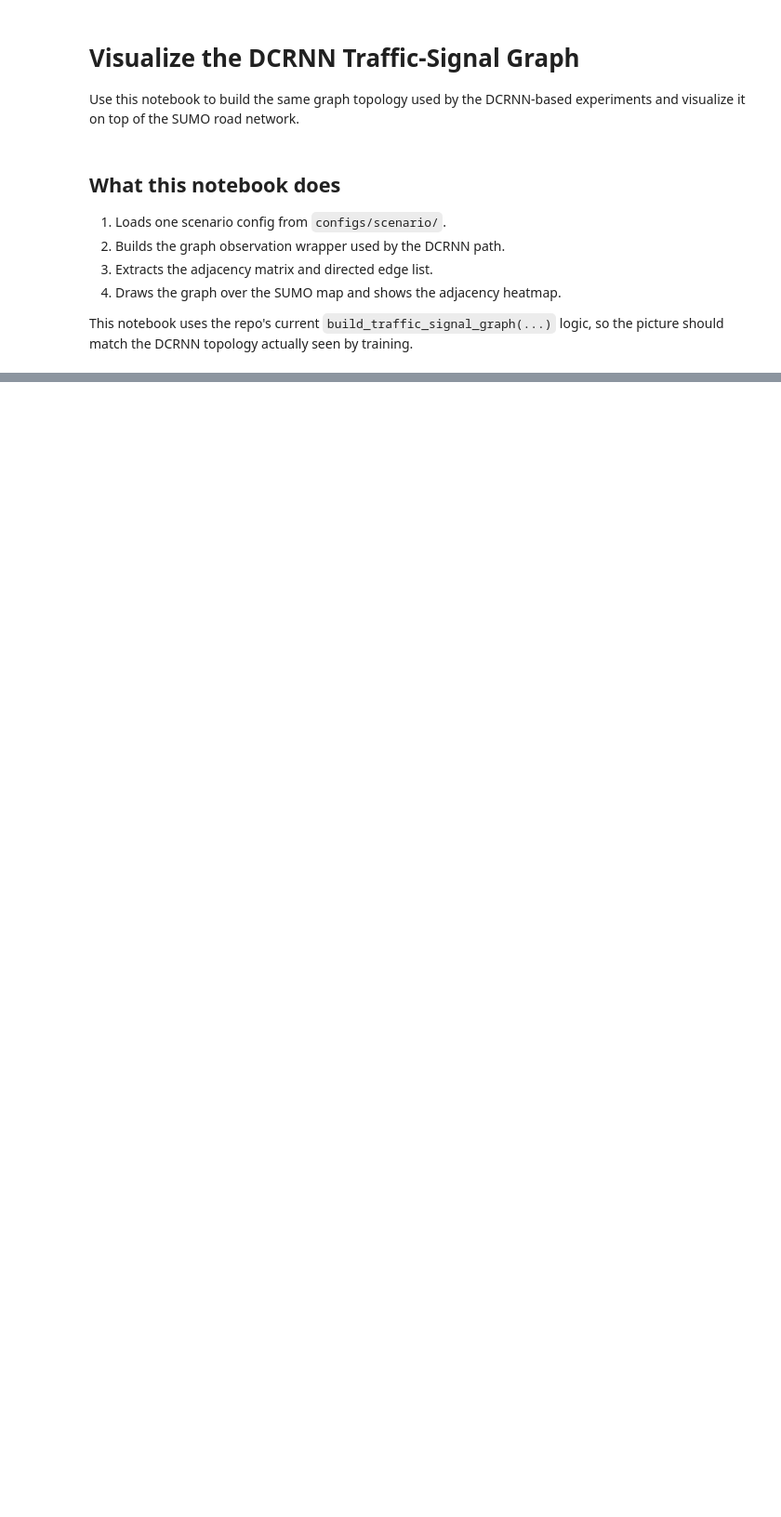
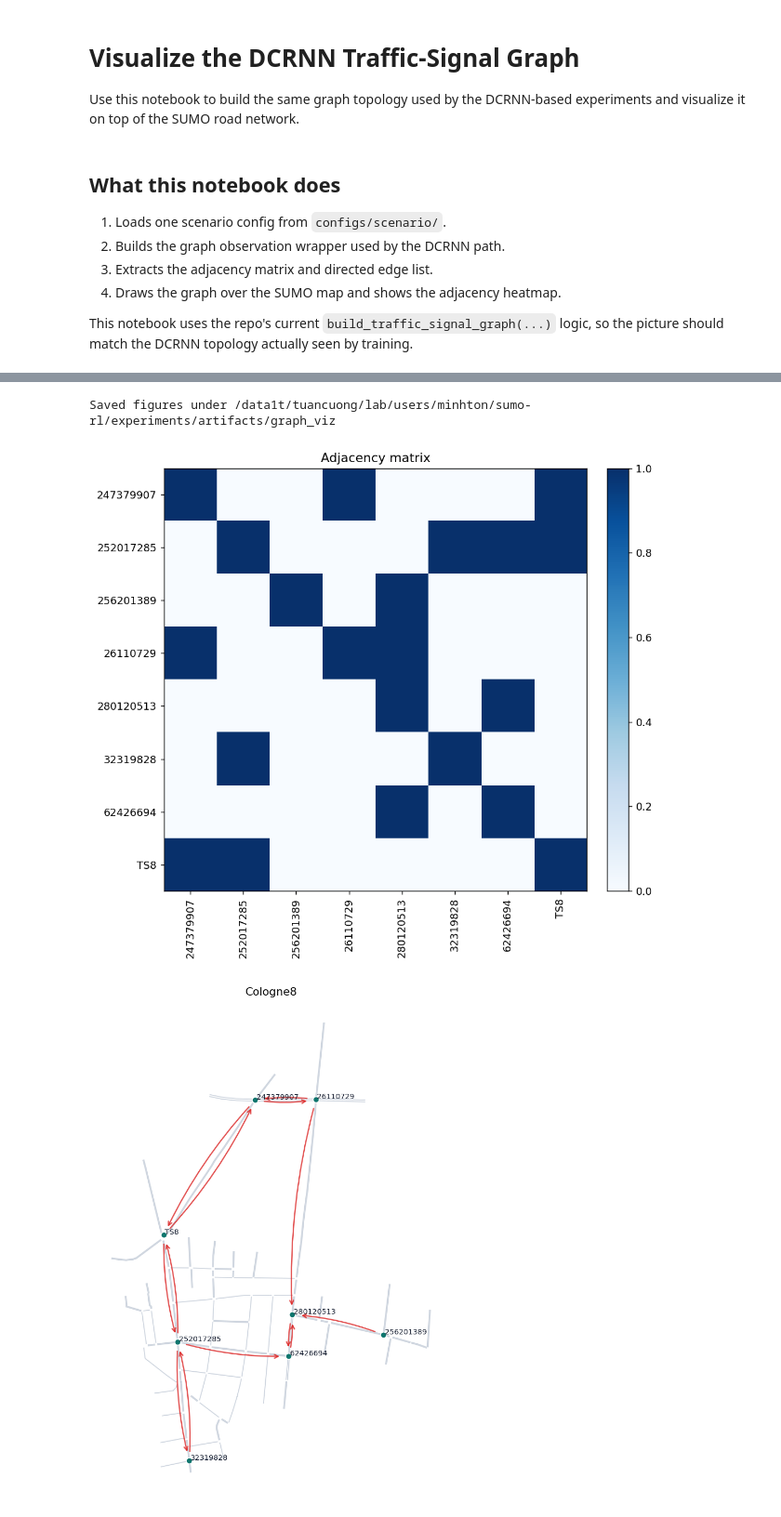
Before and after one commit to fuisl/sumo-rl, a Jupyter notebook: experiments/visualize_dcrnn_graph.ipynb, the cells around one changed output, grey strips where cells are left out. Shown at 93% size. Saved outputs shown, nothing was run; the diff lists cells and outputs as text; code cells hidden in the pictures; blank space fills up the shorter version.

```diff
--- a/experiments/visualize_dcrnn_graph.ipynb
+++ b/experiments/visualize_dcrnn_graph.ipynb
@@ -51,10 +54,10 @@ print(f"pandas available: {pd is not None}")
 # %%
-SCENARIO_NAME = "resco_ingolstadt21"
+SCENARIO_NAME = "resco_cologne3"
 HISTORY_LEN = 5
 INCLUDE_VIRTUAL_NODES = True
 ADD_SELF_LOOPS = True
 SHOW_SELF_LOOPS = False
-SAVE_FIGURES = False
+SAVE_FIGURES = True
 OUTPUT_DIR = ROOT / "experiments" / "artifacts" / "graph_viz"
 
 SCENARIO_NAME
@@ -157,7 +162,7 @@ def node_labels(graph):
 def node_display_labels(graph):
     labels = []
     for index, ts_id in enumerate(graph.ts_ids, start=1):
-        if str(ts_id).startswith("cluster_"):
+        if str(ts_id).startswith("cluster_") or str(ts_id).startswith("GS_"):
             labels.append(f"TS{index}")
         else:
             labels.append(str(ts_id))
@@ -286,32 +300,36 @@ for index, label in enumerate(labels):
     ax_map.scatter([x], [y], s=size, color=face, edgecolors="white", linewidths=0.9, zorder=3)
     ax_map.text(x + 4, y + 4, label, fontsize=8, color="#0f172a", zorder=4)
 
-ax_map.set_title(f"DCRNN topology on SUMO map: {SCENARIO_NAME}")
+ax_map.set_title(f"{SCENARIO_NAME.split('_')[1].capitalize()}")
 ax_map.set_aspect("equal", adjustable="box")
 ax_map.axis("off")
 
 fig_map.tight_layout()
 
 fig_adj, ax_adj = plt.subplots(figsize=(8, 7))
 image = ax_adj.imshow(graph.adjacency, cmap="Blues", interpolation="nearest")
 ax_adj.set_title("Adjacency matrix")
 ax_adj.set_xticks(range(len(labels)))
 ax_adj.set_yticks(range(len(labels)))
 ax_adj.set_xticklabels(labels, rotation=90)
 ax_adj.set_yticklabels(labels)
 fig_adj.colorbar(image, ax=ax_adj, fraction=0.046, pad=0.04)
 
 fig_adj.tight_layout()
 
 if SAVE_FIGURES:
     OUTPUT_DIR.mkdir(parents=True, exist_ok=True)
     map_stem = f"{SCENARIO_NAME}_dcrnn_graph_map"
     adj_stem = f"{SCENARIO_NAME}_dcrnn_graph_adjacency"
     fig_map.savefig(OUTPUT_DIR / f"{map_stem}.png", bbox_inches="tight")
     fig_adj.savefig(OUTPUT_DIR / f"{adj_stem}.png", bbox_inches="tight")
     print(f"Saved figures under {OUTPUT_DIR}")
 
 plt.figure(fig_map.number)
 plt.show()
 plt.figure(fig_adj.number)
 plt.show()
+# %% [output]
+Saved figures under /data1t/tuancuong/lab/users/minhton/sumo-rl/experiments/artifacts/graph_viz
+[figure, added]
+[figure, added]
```
Also changed, not shown: parts of 5 cells of this notebook.
